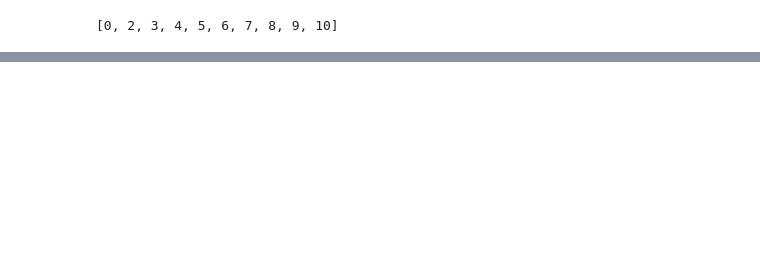
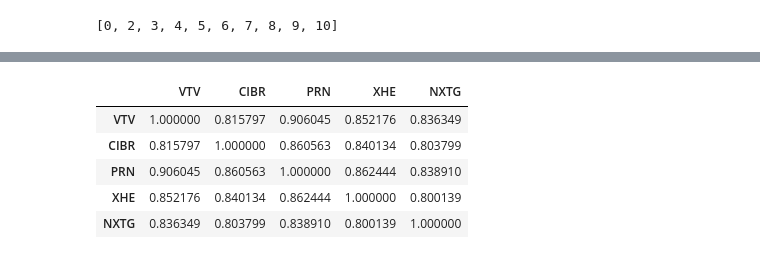
Before and after one commit to alexandgg/Streamlit-app, a Jupyter notebook: opti.ipynb, the cells around one changed output, grey strips where cells are left out. Saved outputs shown, nothing was run; the diff lists cells and outputs as text; code cells hidden in the pictures; blank space fills up the shorter version.

```diff
--- a/opti.ipynb
+++ b/opti.ipynb
@@ -75,0 +133,9 @@ tt
+# %%
+df[['VTV', 'CIBR', 'PRN', 'XHE', 'NXTG']].corr()
+# %% [output]
+|  | VTV | CIBR | PRN | XHE | NXTG |
+| VTV | 1.000000 | 0.815797 | 0.906045 | 0.852176 | 0.836349 |
+| CIBR | 0.815797 | 1.000000 | 0.860563 | 0.840134 | 0.803799 |
+| PRN | 0.906045 | 0.860563 | 1.000000 | 0.862444 | 0.838910 |
+| XHE | 0.852176 | 0.840134 | 0.862444 | 1.000000 | 0.800139 |
+| NXTG | 0.836349 | 0.803799 | 0.838910 | 0.800139 | 1.000000 |
```
Also changed, not shown: parts of 51 cells of this notebook, 5 other files.
